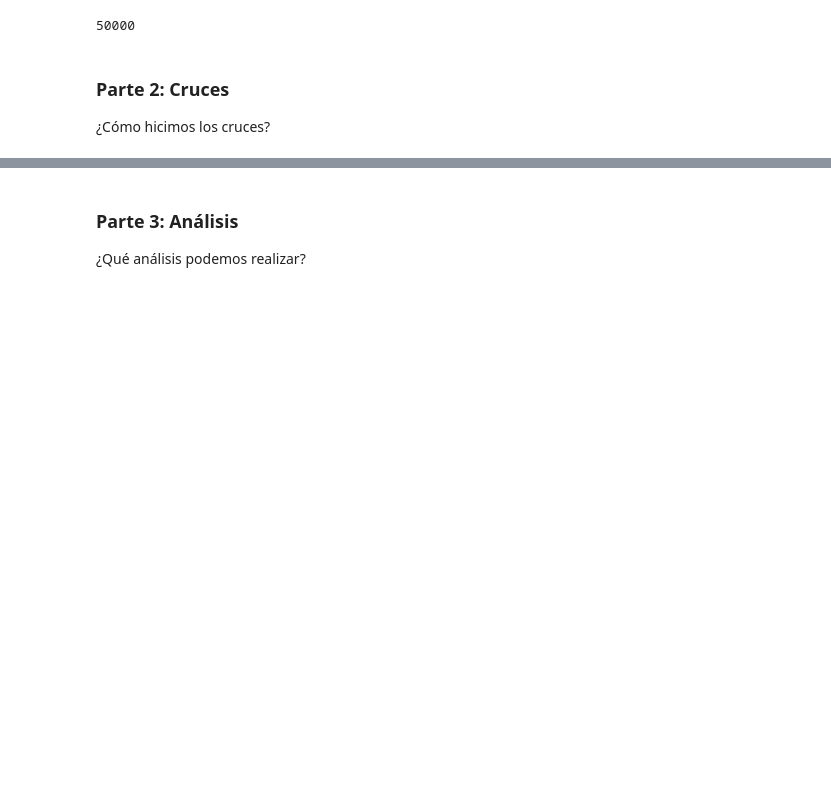
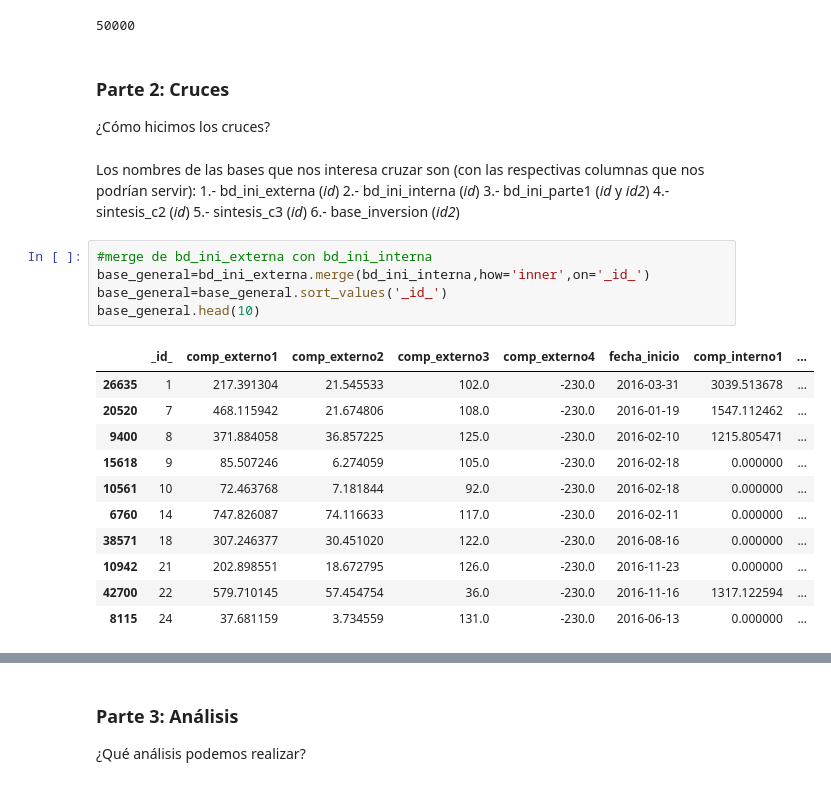
Before and after one commit to BrianPgz/HomeWork1_ML, a Jupyter notebook: Ejercicio1.ipynb, the cells around one changed output, grey strips where cells are left out. Saved outputs shown, nothing was run; the diff lists cells and outputs as text; blank space fills up the shorter version.

```diff
--- a/Ejercicio1.ipynb
+++ b/Ejercicio1.ipynb
@@ -454,3 +548,28 @@ len(bd_ini_parte1["_id2_"].unique())
 # %% [markdown]
 ### Parte 2: Cruces
 ¿Cómo hicimos los cruces?
+# %% [markdown]
+Los nombres de las bases que nos interesa cruzar son (con las respectivas columnas que nos podrían servir):
+1.- bd_ini_externa (_id_)
+2.- bd_ini_interna (_id_)
+3.- bd_ini_parte1 (_id_ y _id2_)
+4.- sintesis_c2 (_id_)
+5.- sintesis_c3 (_id_)
+6.- base_inversion (_id2_)
+# %%
+#merge de bd_ini_externa con bd_ini_interna
+base_general=bd_ini_externa.merge(bd_ini_interna,how='inner',on='_id_')
+base_general=base_general.sort_values('_id_')
+base_general.head(10)
+# %% [output]
+|  | _id_ | comp_externo1 | comp_externo2 | comp_externo3 | comp_externo4 | fecha_inicio | comp_interno1 | ... |
+| 26635 | 1 | 217.391304 | 21.545533 | 102.0 | -230.0 | 2016-03-31 | 3039.513678 | ... |
+| 20520 | 7 | 468.115942 | 21.674806 | 108.0 | -230.0 | 2016-01-19 | 1547.112462 | ... |
+| 9400 | 8 | 371.884058 | 36.857225 | 125.0 | -230.0 | 2016-02-10 | 1215.805471 | ... |
+| 15618 | 9 | 85.507246 | 6.274059 | 105.0 | -230.0 | 2016-02-18 | 0.000000 | ... |
+| 10561 | 10 | 72.463768 | 7.181844 | 92.0 | -230.0 | 2016-02-18 | 0.000000 | ... |
+| 6760 | 14 | 747.826087 | 74.116633 | 117.0 | -230.0 | 2016-02-11 | 0.000000 | ... |
+| 38571 | 18 | 307.246377 | 30.451020 | 122.0 | -230.0 | 2016-08-16 | 0.000000 | ... |
+| 10942 | 21 | 202.898551 | 18.672795 | 126.0 | -230.0 | 2016-11-23 | 0.000000 | ... |
+| 42700 | 22 | 579.710145 | 57.454754 | 36.0 | -230.0 | 2016-11-16 | 1317.122594 | ... |
+| 8115 | 24 | 37.681159 | 3.734559 | 131.0 | -230.0 | 2016-06-13 | 0.000000 | ... |
```
Also changed, not shown: parts of 30 cells of this notebook.
